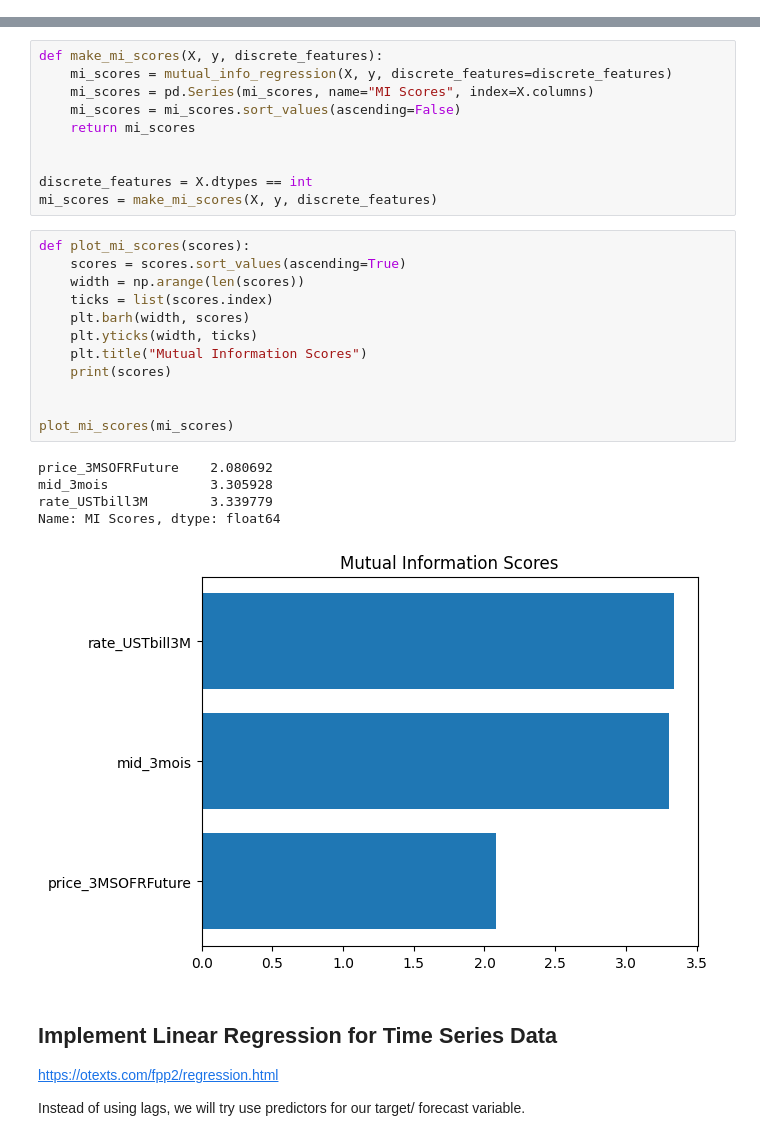
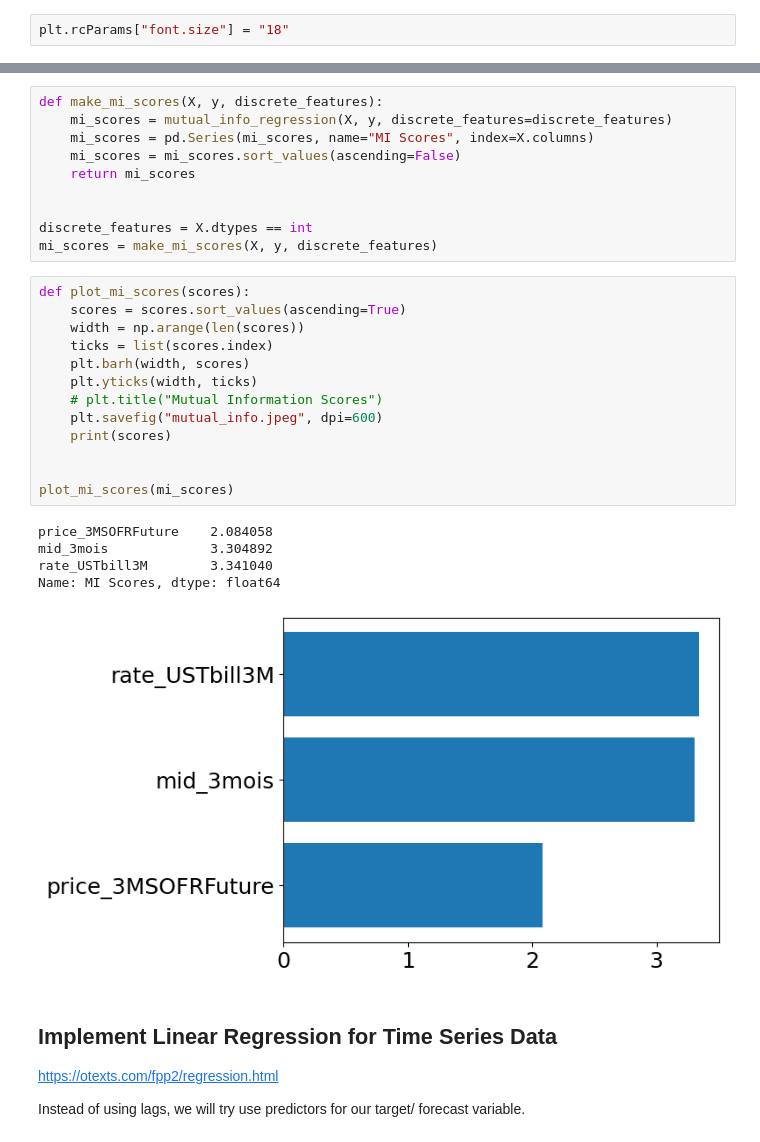
Before and after one commit to kilowiski/qf634_proj, a Jupyter notebook: code/634_fixfeature.ipynb, the cells around one changed output, grey strips where cells are left out. Drawn from its saved outputs; the diff is of its cells as text.

```diff
--- a/code/634_fixfeature.ipynb
+++ b/code/634_fixfeature.ipynb
@@ -248,5 +248,7 @@ x_1mois
 | 2023-11-22 | 5.3530 |
 | 2023-11-23 | 5.3545 |
 1516 rows × 1 columns
+# %%
+plt.rcParams["font.size"] = "18"
 # %%
 fig, ax1 = plt.subplots(figsize=(15, 10))
@@ -528,21 +557,22 @@ mi_scores = make_mi_scores(X, y, discrete_features)
 # %%
 def plot_mi_scores(scores):
     scores = scores.sort_values(ascending=True)
     width = np.arange(len(scores))
     ticks = list(scores.index)
     plt.barh(width, scores)
     plt.yticks(width, ticks)
-    plt.title("Mutual Information Scores")
+    # plt.title("Mutual Information Scores")
+    plt.savefig("mutual_info.jpeg", dpi=600)
     print(scores)
 
 
 plot_mi_scores(mi_scores)
 # %% [output]
-price_3MSOFRFuture    2.080692
-mid_3mois             3.305928
-rate_USTbill3M        3.339779
+price_3MSOFRFuture    2.084058
+mid_3mois             3.304892
+rate_USTbill3M        3.341040
 Name: MI Scores, dtype: float64
-[figure, old version]
+[figure, new version]
 # %% [markdown]
 ## Implement Linear Regression for Time Series Data ##
 
```
Also changed, not shown: parts of 13 cells of this notebook.
